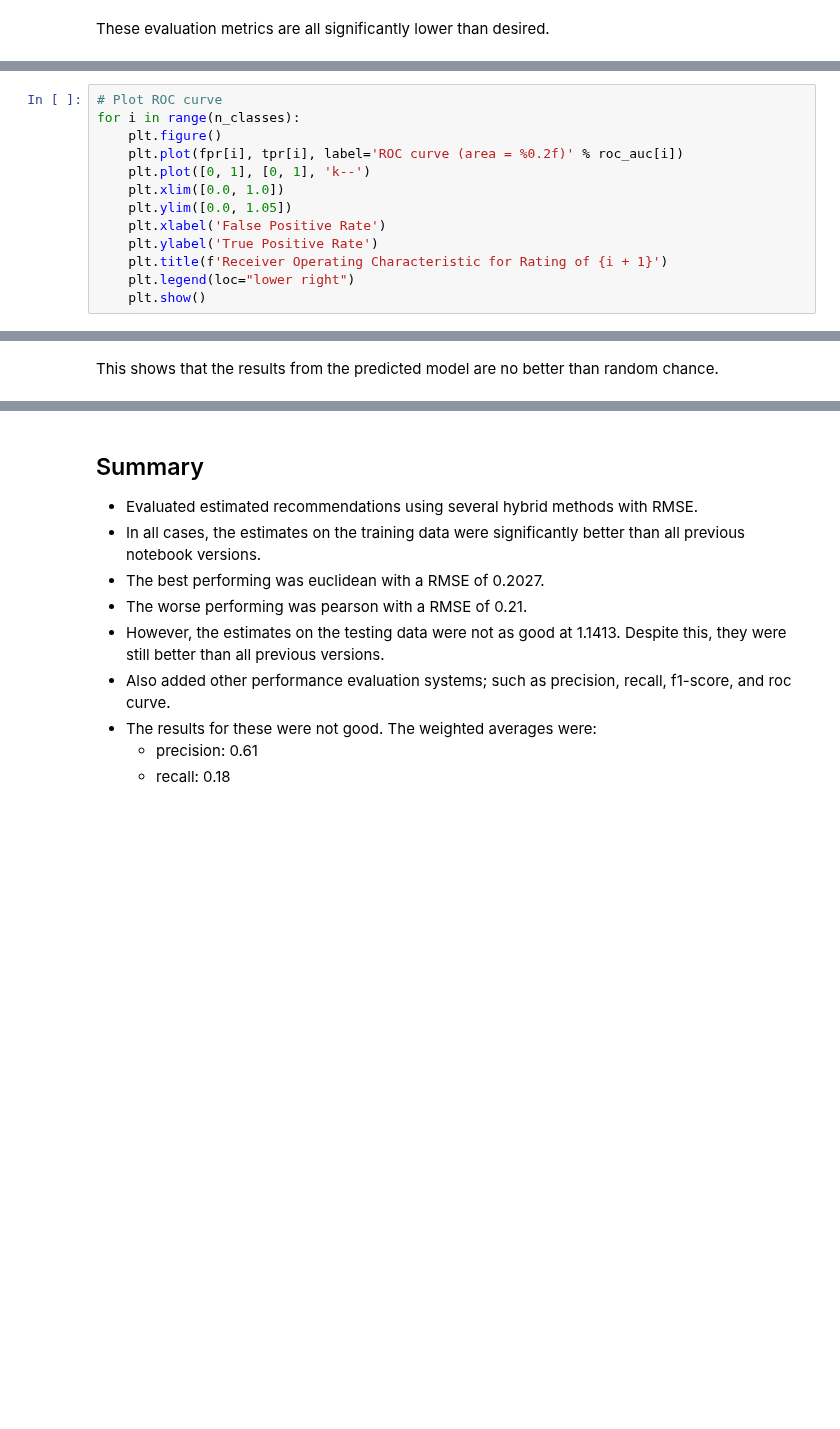
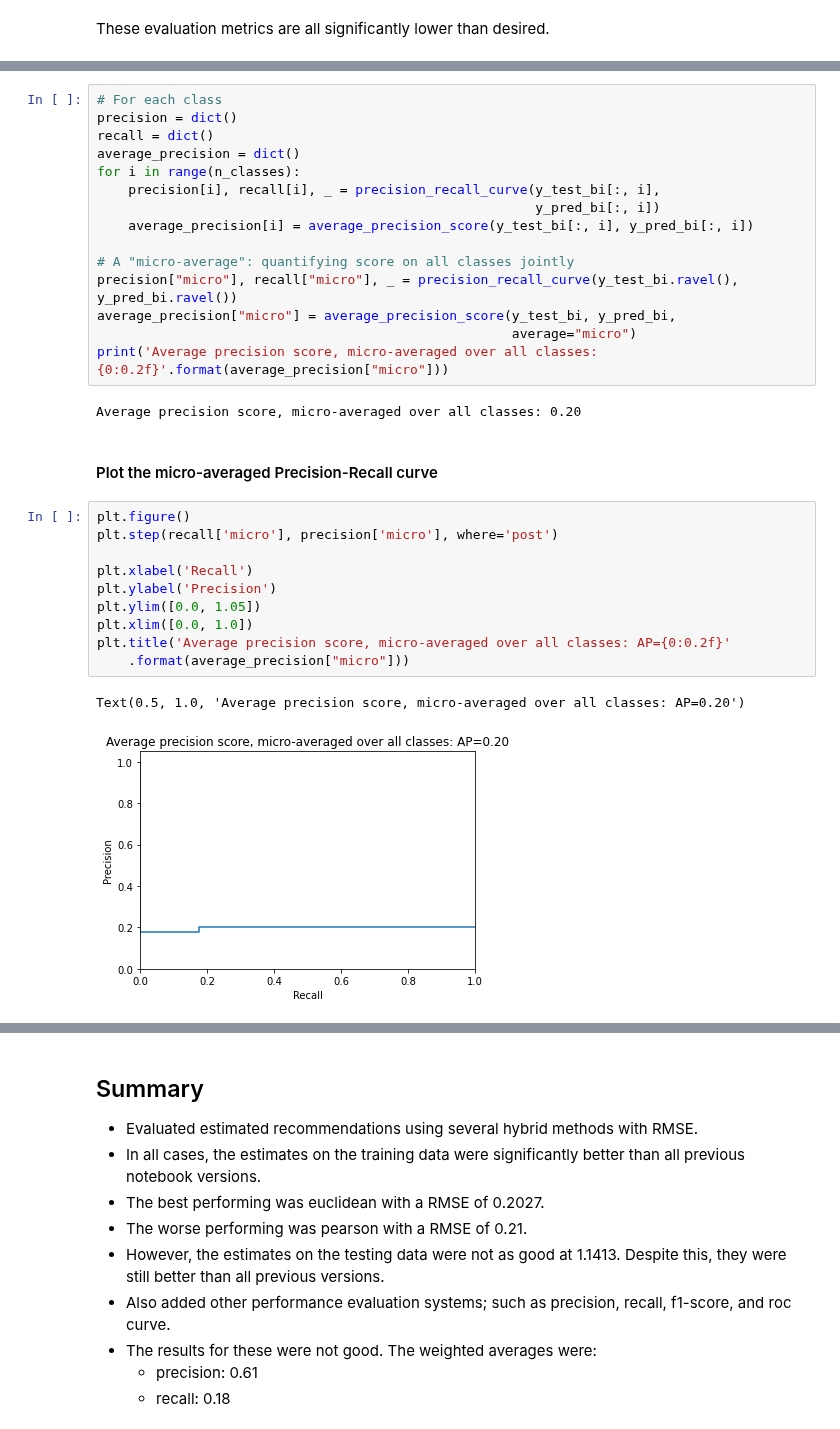
Before and after one commit to JasonCaldwellMBA/Grocery_Recommender, a Jupyter notebook: Notebooks/Modeling_Recommendation_Hybrid_v3.ipynb, the cells around one changed output, grey strips where cells are left out. Cells and saved outputs as stored; diff of their text form; blank space fills up the shorter version.

Commit message:
Switch from ROC to Precision-Recall curve for multi-class

```diff
--- a/Notebooks/Modeling_Recommendation_Hybrid_v3.ipynb
+++ b/Notebooks/Modeling_Recommendation_Hybrid_v3.ipynb
@@ -208,13 +205,0 @@ for i in range(n_classes):
-# %%
-# Plot ROC curve
-for i in range(n_classes):
-    plt.figure()
-    plt.plot(fpr[i], tpr[i], label='ROC curve (area = %0.2f)' % roc_auc[i])
-    plt.plot([0, 1], [0, 1], 'k--')
-    plt.xlim([0.0, 1.0])
-    plt.ylim([0.0, 1.05])
-    plt.xlabel('False Positive Rate')
-    plt.ylabel('True Positive Rate')
-    plt.title(f'Receiver Operating Characteristic for Rating of {i + 1}')
-    plt.legend(loc="lower right")
-    plt.show()
@@ -227,2 +206,32 @@ for i in range(n_classes):
-# %% [markdown]
-This shows that the results from the predicted model are no better than random chance.
+# %%
+# For each class
+precision = dict()
+recall = dict()
+average_precision = dict()
+for i in range(n_classes):
+    precision[i], recall[i], _ = precision_recall_curve(y_test_bi[:, i],
+                                                        y_pred_bi[:, i])
+    average_precision[i] = average_precision_score(y_test_bi[:, i], y_pred_bi[:, i])
+
+# A "micro-average": quantifying score on all classes jointly
+precision["micro"], recall["micro"], _ = precision_recall_curve(y_test_bi.ravel(), y_pred_bi.ravel())
+average_precision["micro"] = average_precision_score(y_test_bi, y_pred_bi,
+                                                     average="micro")
+print('Average precision score, micro-averaged over all classes: {0:0.2f}'.format(average_precision["micro"]))
+# %% [output]
+Average precision score, micro-averaged over all classes: 0.20
+# %% [markdown]
+#### Plot the micro-averaged Precision-Recall curve
+# %%
+plt.figure()
+plt.step(recall['micro'], precision['micro'], where='post')
+
+plt.xlabel('Recall')
+plt.ylabel('Precision')
+plt.ylim([0.0, 1.05])
+plt.xlim([0.0, 1.0])
+plt.title('Average precision score, micro-averaged over all classes: AP={0:0.2f}'
+    .format(average_precision["micro"]))
+# %% [output]
+Text(0.5, 1.0, 'Average precision score, micro-averaged over all classes: AP=0.20')
+[figure, added]
```
Also changed, not shown: parts of 11 cells of this notebook.
